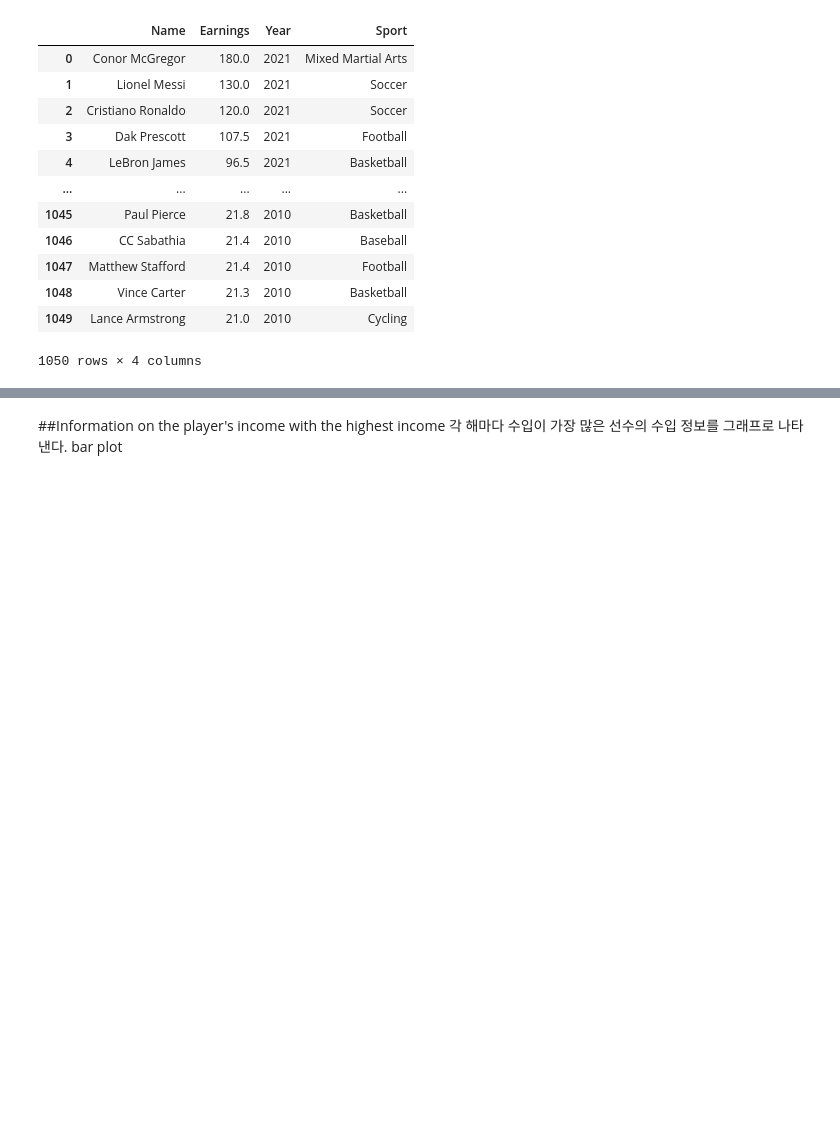
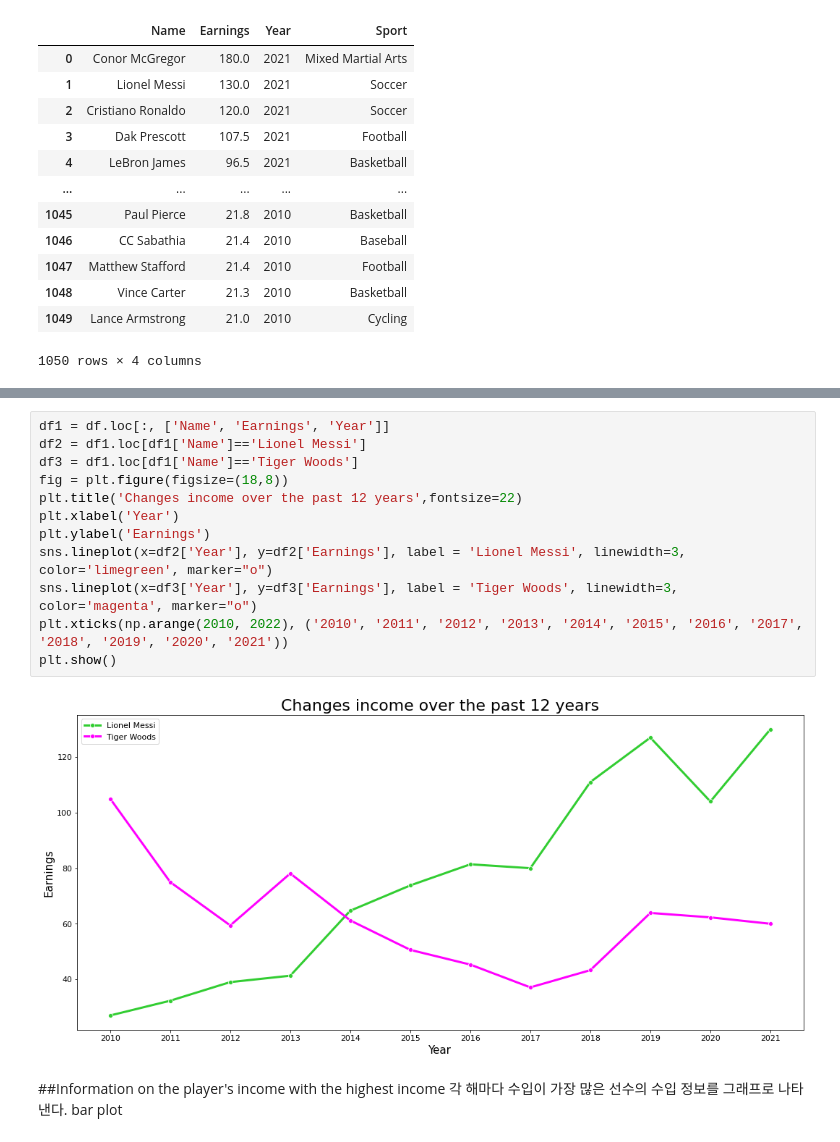
Before and after one commit to gjsin1105/DAP__, a Jupyter notebook: FinalProject.ipynb, the cells around one changed output, grey strips where cells are left out. Saved outputs shown, nothing was run; the diff lists cells and outputs as text; blank space fills up the shorter version.

```diff
--- a/FinalProject.ipynb
+++ b/FinalProject.ipynb
@@ -100,3 +138,17 @@ line plot
+# %%
+df1 = df.loc[:, ['Name', 'Earnings', 'Year']]
+df2 = df1.loc[df1['Name']=='Lionel Messi']
+df3 = df1.loc[df1['Name']=='Tiger Woods']
+fig = plt.figure(figsize=(18,8))
+plt.title('Changes income over the past 12 years',fontsize=22)
+plt.xlabel('Year')
+plt.ylabel('Earnings')
+sns.lineplot(x=df2['Year'], y=df2['Earnings'], label = 'Lionel Messi', linewidth=3, color='limegreen', marker="o")
+sns.lineplot(x=df3['Year'], y=df3['Earnings'], label = 'Tiger Woods', linewidth=3, color='magenta', marker="o")
+plt.xticks(np.arange(2010, 2022), ('2010', '2011', '2012', '2013', '2014', '2015', '2016', '2017', '2018', '2019', '2020', '2021'))
+plt.show()
+# %% [output]
+[figure, added]
 # %% [markdown]
 ##Information on the player's income with the highest income
 각 해마다 수입이 가장 많은 선수의 수입 정보를 그래프로 나타낸다.
```
Also changed, not shown: parts of 14 cells of this notebook.
